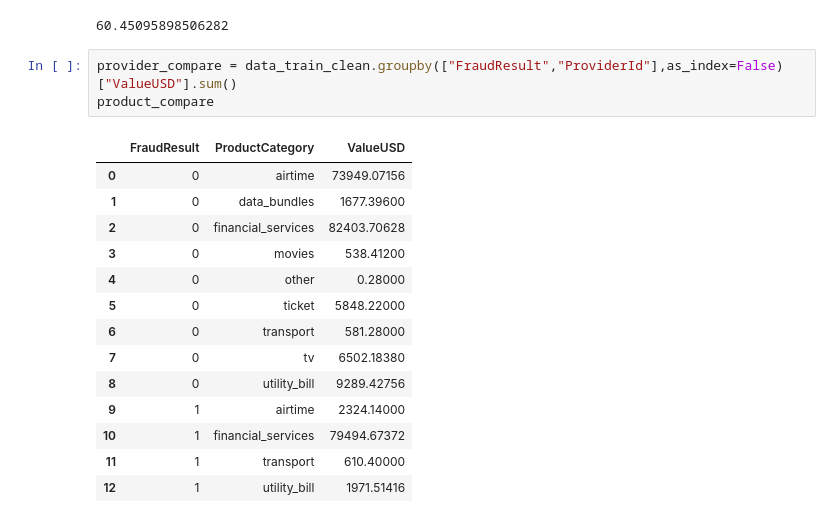
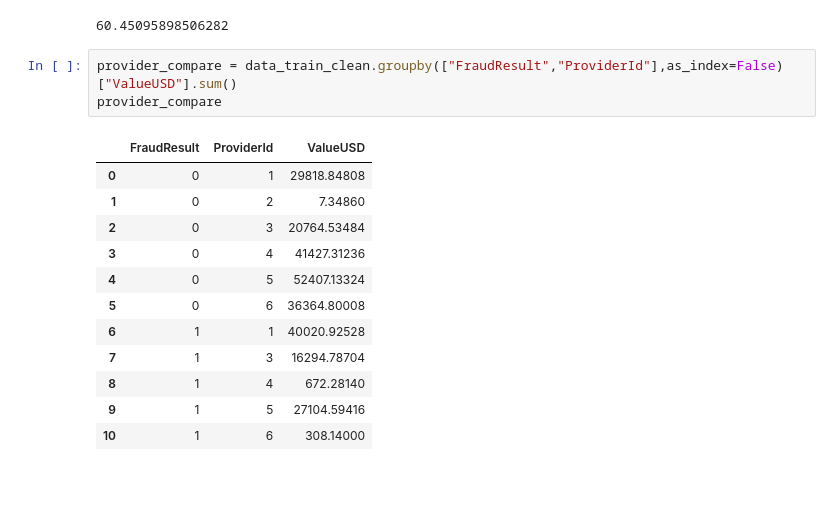
Before and after one commit to fabio-teichmann/ds-ml-project, a Jupyter notebook: Kai-YangFraudDetectionEDA.ipynb, the cells around one changed output. Saved outputs shown, nothing was run; the diff lists cells and outputs as text; blank space fills up the shorter version.

```diff
--- a/Kai-YangFraudDetectionEDA.ipynb
+++ b/Kai-YangFraudDetectionEDA.ipynb
@@ -381,22 +408,20 @@ danger[danger["FraudResult"] == 1]["ValueUSD"].sum() / danger["ValueUSD"].sum()
 60.45095898506282
 # %%
 provider_compare = data_train_clean.groupby(["FraudResult","ProviderId"],as_index=False)["ValueUSD"].sum()
-product_compare
+provider_compare
 # %% [output]
-|  | FraudResult | ProductCategory | ValueUSD |
-| 0 | 0 | airtime | 73949.07156 |
-| 1 | 0 | data_bundles | 1677.39600 |
-| 2 | 0 | financial_services | 82403.70628 |
-| 3 | 0 | movies | 538.41200 |
-| 4 | 0 | other | 0.28000 |
-| 5 | 0 | ticket | 5848.22000 |
-| 6 | 0 | transport | 581.28000 |
-| 7 | 0 | tv | 6502.18380 |
-| 8 | 0 | utility_bill | 9289.42756 |
-| 9 | 1 | airtime | 2324.14000 |
-| 10 | 1 | financial_services | 79494.67372 |
-| 11 | 1 | transport | 610.40000 |
-| 12 | 1 | utility_bill | 1971.51416 |
+|  | FraudResult | ProviderId | ValueUSD |
+| 0 | 0 | 1 | 29818.84808 |
+| 1 | 0 | 2 | 7.34860 |
+| 2 | 0 | 3 | 20764.53484 |
+| 3 | 0 | 4 | 41427.31236 |
+| 4 | 0 | 5 | 52407.13324 |
+| 5 | 0 | 6 | 36364.80008 |
+| 6 | 1 | 1 | 40020.92528 |
+| 7 | 1 | 3 | 16294.78704 |
+| 8 | 1 | 4 | 672.28140 |
+| 9 | 1 | 5 | 27104.59416 |
+| 10 | 1 | 6 | 308.14000 |
 # %%
 product_compare = data_train_clean.groupby(["FraudResult","ProductCategory"],as_index=False)["ValueUSD"].sum()
 product_compare
```
Also changed, not shown: parts of 13 cells of this notebook, 1 other file.
